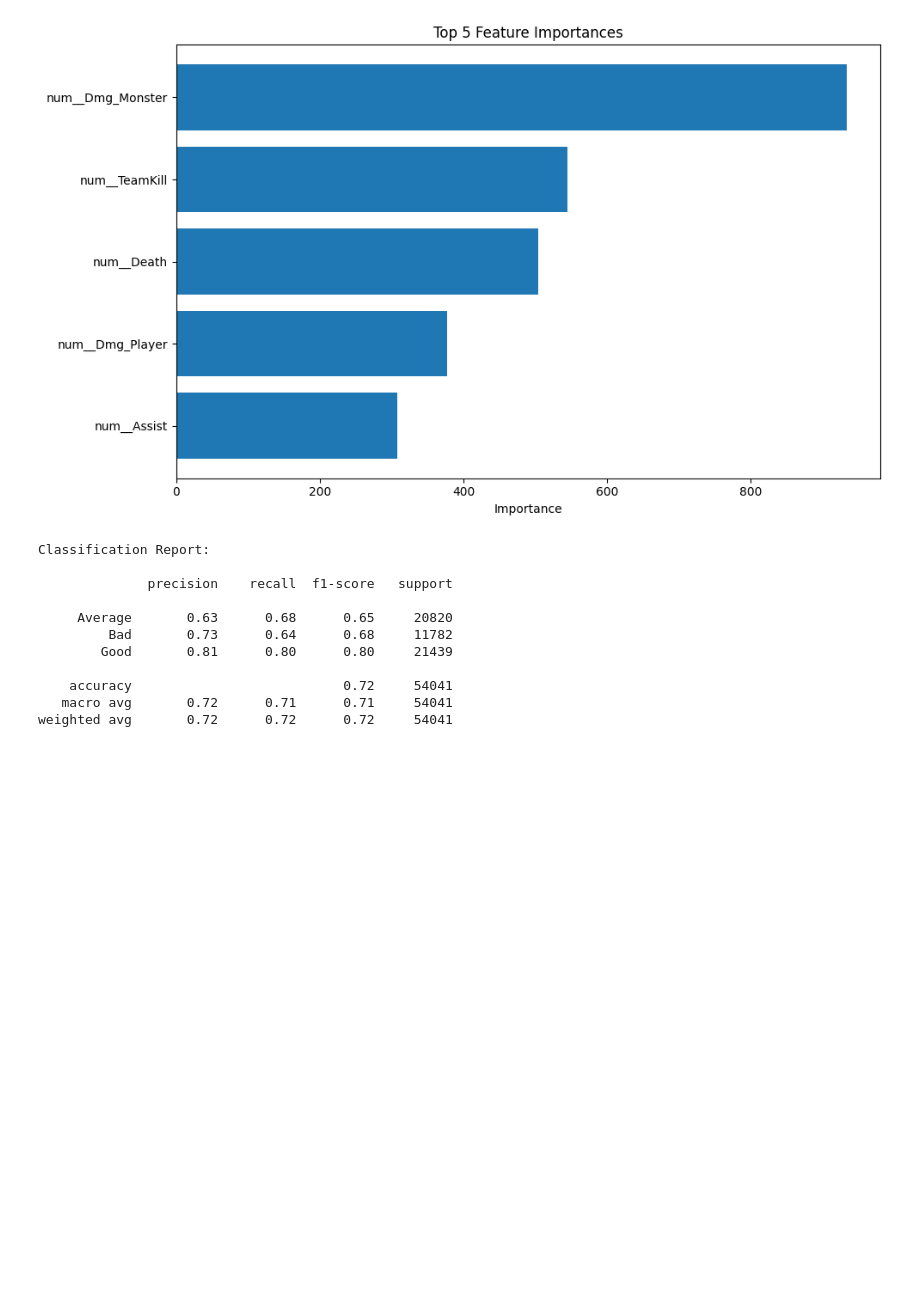
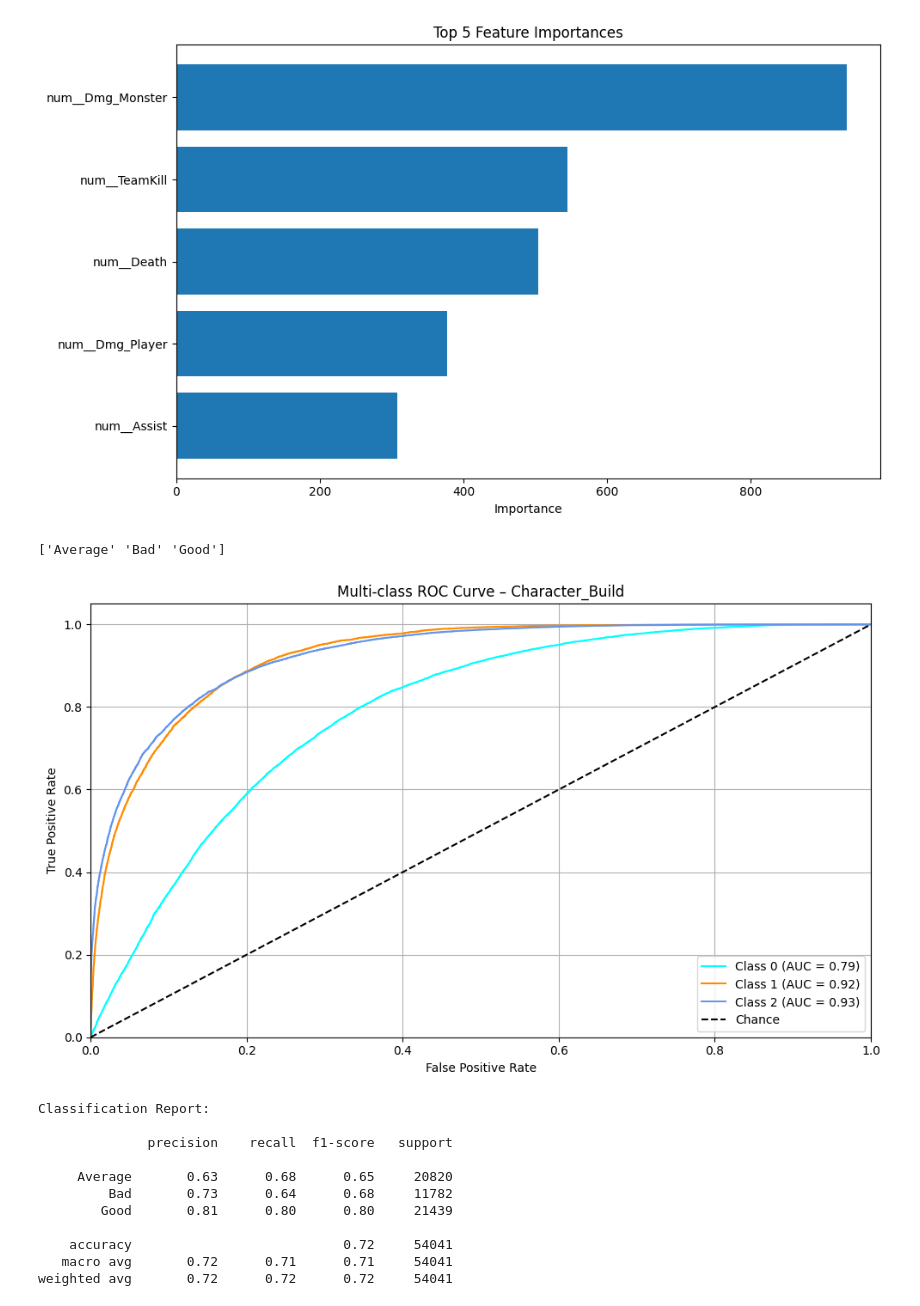
Before and after one commit to ZacZac360/LuminaIslandDossier, a Jupyter notebook: CharacterBuild.ipynb, the cells around one changed output. Drawn from its saved outputs; the diff is of its cells as text; code cells hidden in the pictures; blank space fills up the shorter version.

```diff
--- a/CharacterBuild.ipynb
+++ b/CharacterBuild.ipynb
@@ -501,3 +504,5 @@ plt.show()
 
 [1463 rows x 2 columns]
 [figure]
+# %%
+y_score = character_build.predict_proba(X_test)
@@ -504,3 +514,45 @@ plt.show()
+# %%
+print(encoder.classes_)
+# %% [output]
+['Average' 'Bad' 'Good']
+# %%
+from sklearn.preprocessing import label_binarize
+import numpy as np
+from sklearn.metrics import roc_curve, auc
+
+# Binarize the output for multi-class ROC
+y_test_binarized = label_binarize(y_test, classes=np.unique(y))
+n_classes = y_test_binarized.shape[1]
+
+from itertools import cycle
+
+# Compute ROC curve and ROC area for each class
+fpr = dict()
+tpr = dict()
+roc_auc = dict()
+for i in range(n_classes):
+    fpr[i], tpr[i], _ = roc_curve(y_test_binarized[:, i], y_score[:, i])
+    roc_auc[i] = auc(fpr[i], tpr[i])
+
+# Plot ROC curves
+colors = cycle(['aqua', 'darkorange', 'cornflowerblue', 'green', 'red', 'purple', 'gray'])
+plt.figure(figsize=(10, 6))
+for i, color in zip(range(n_classes), colors):
+    plt.plot(fpr[i], tpr[i], color=color,
+             label=f'Class {i} (AUC = {roc_auc[i]:0.2f})')
+
+plt.plot([0, 1], [0, 1], 'k--', label='Chance')
+plt.xlim([0.0, 1.0])
+plt.ylim([0.0, 1.05])
+plt.xlabel('False Positive Rate')
+plt.ylabel('True Positive Rate')
+plt.title('Multi-class ROC Curve – Character_Build')
+plt.legend(loc="lower right")
+plt.grid(True)
+plt.tight_layout()
+plt.show()
+# %% [output]
+[figure, added]
 # %%
 #Evaluate the model
 y_pred = character_build.predict(X_test)
```
Also changed, not shown: parts of 3 cells of this notebook, 2 other files.
